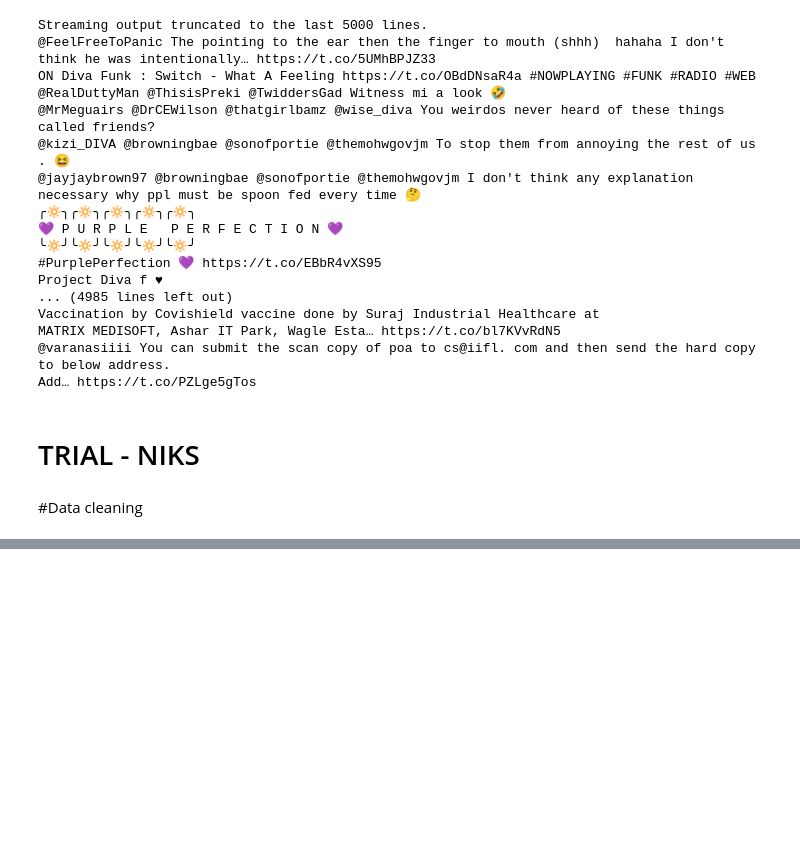
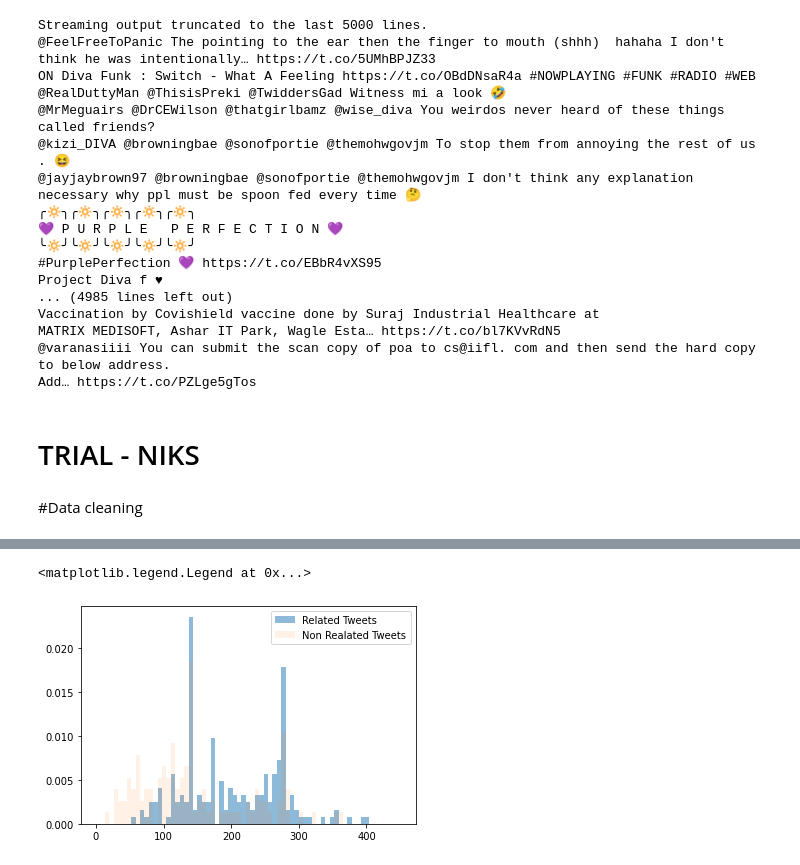
Before and after one commit to R-A-N-N/Final-Year-Project, a Jupyter notebook: Twitter_Problem_Detection.ipynb, the cells around one changed output, grey strips where cells are left out. Drawn from its saved outputs; the diff is of its cells as text; code cells hidden in the pictures; blank space fills up the shorter version.

```diff
--- a/Twitter_Problem_Detection.ipynb
+++ b/Twitter_Problem_Detection.ipynb
@@ -309,0 +292,11 @@ df_final
+# %%
+import nltk
+nltk.download('stopwords')
+stopword = nltk.corpus.stopwords.words('english')
+
+def remove_stopwords(text):
+    text = [word for word in text if word not in stopword]
+    return text
+
+df2['Tweet_nostopwords'] = df2['Tweet_tokenized'].apply(lambda x: remove_stopwords(x))
+df2.head(10)
@@ -309,0 +322,9 @@ df_final
+# %%
+ps = nltk.PorterStemmer()
+
+def stemming(text):
+    text = [ps.stem(word) for word in text]
+    return text
+
+df2['Tweet_stemmed'] = df2['Tweet_nostopwords'].apply(lambda x: stemming(x))
+df2.head()
@@ -309,0 +338,11 @@ df_final
+# %%
+import nltk
+nltk.download('wordnet')
+wn = nltk.WordNetLemmatizer()
+
+def lemmatizer(text):
+    text = [wn.lemmatize(word) for word in text]
+    return text
+
+df2['Tweet_lemmatized'] = df2['Tweet_nostopwords'].apply(lambda x: lemmatizer(x))
+df2.head()
@@ -309,0 +388,12 @@ df_final
+# %%
+Related_tweet_1 = df2[df2['Output'] == 1]['Tweets'].apply(lambda x: len(x) - len(' '))
+nonRelated_tweet_0 = df2[df2['Output'] == 0]['Tweets'].apply(lambda x: len(x) - len(' '))
+# %%
+bins_ = np.linspace(0, 450, 70)
+
+plt.hist(Related_tweet_1, bins= bins_, density=True, alpha = 0.5, label = 'Related Tweets ')
+plt.hist(nonRelated_tweet_0, bins= bins_, density=True, alpha = 0.1, label = 'Non Realated Tweets')
+plt.legend()
+# %% [output]
+<matplotlib.legend.Legend at 0x...>
+[figure, added]
```
Also changed, not shown: parts of 38 cells of this notebook.
